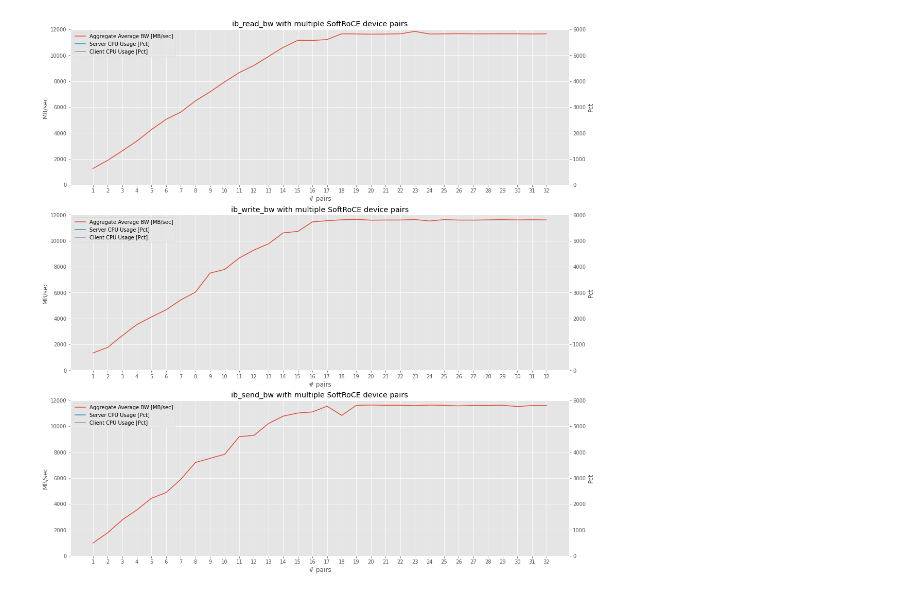
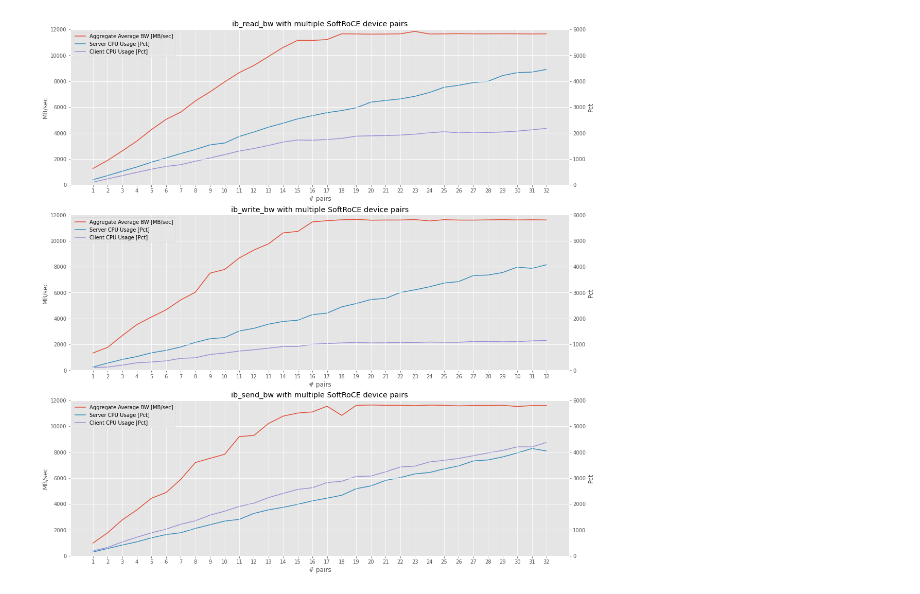
Before and after one commit to emersonford/thesis, a Jupyter notebook: data/SoftRoCE Multi vDevs.ipynb, the cells around one changed output. Cells and saved outputs as stored; diff of their text form; code cells hidden in the pictures.

```diff
--- a/data/SoftRoCE Multi vDevs.ipynb
+++ b/data/SoftRoCE Multi vDevs.ipynb
@@ -85,9 +85,12 @@ for method, df in dfs.items():
     ax = axs[idx]
 
     twin1 = ax.twinx()
+    #     twin2 = ax.twinx()
+    #     twin2.spines.right.set_position(("axes", 1.2))
 
-    ax.set_zorder(2)
-    twin1.set_zorder(1)
+    ax.set_zorder(twin1.get_zorder() + 1)
+    ax.patch.set_visible(False)
+    twin1.patch.set_visible(True)
 
     (p1,) = ax.plot(
         df.index,
@@ -96,32 +99,40 @@ for method, df in dfs.items():
         label="Aggregate Average BW [MB/sec]",
     )
     (p2,) = twin1.plot(
         df.index,
         df["Client CPU Usage %"],
         color=colors[1],
         label="Server CPU Usage [Pct]",
     )
     (p3,) = twin1.plot(
         df.index,
         df["Server CPU Usage %"],
         color=colors[2],
         label="Client CPU Usage [Pct]",
     )
+    #     (p4,) = twin2.plot(
+    #         df.index,
+    #         df["Agg MsgRate[Mpps]"],
+    #         color=colors[3],
+    #         label="Aggregate Msg Rate [Mpps]",
+    #     )
 
     ax.set_ylim(0, 12000)
     twin1.set_ylim(0, 6000)
+    # twin2.set_ylim(0, 0.5)
 
     ax.set_xlabel("# pairs")
     ax.set_ylabel("MB/sec")
     twin1.set_ylabel("Pct")
+    # twin2.set_ylabel("Mpps")
 
     ax.legend(handles=[p1, p2, p3])
     ax.set_title(f"ib_{method}_bw with multiple SoftRoCE device pairs")
 
     idx += 1
 
 plt.savefig("softroce_multi_vdevs.png")
 plt.show()
 # %% [output]
-[figure, old version]
+[figure, new version]
 [interactive output not drawn]
```
Also changed, not shown: 8 other files.
